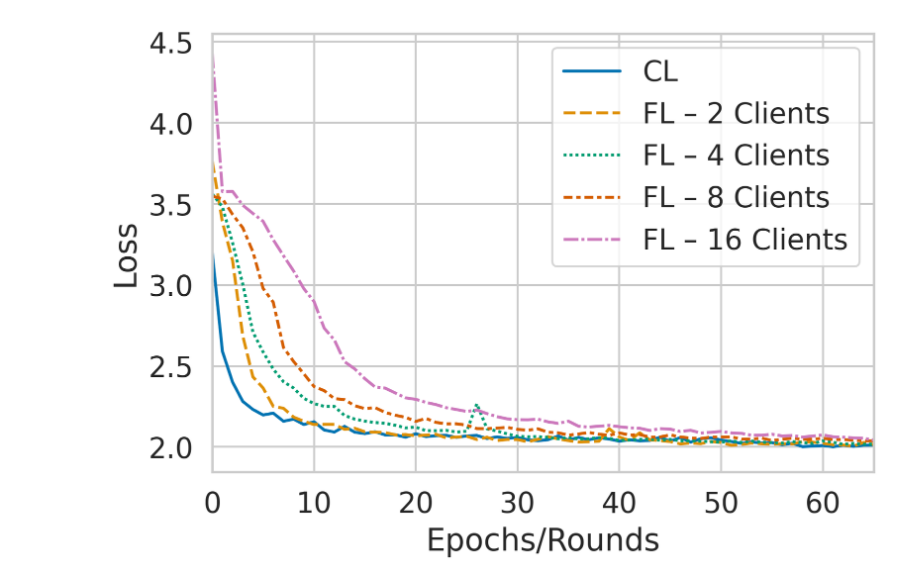
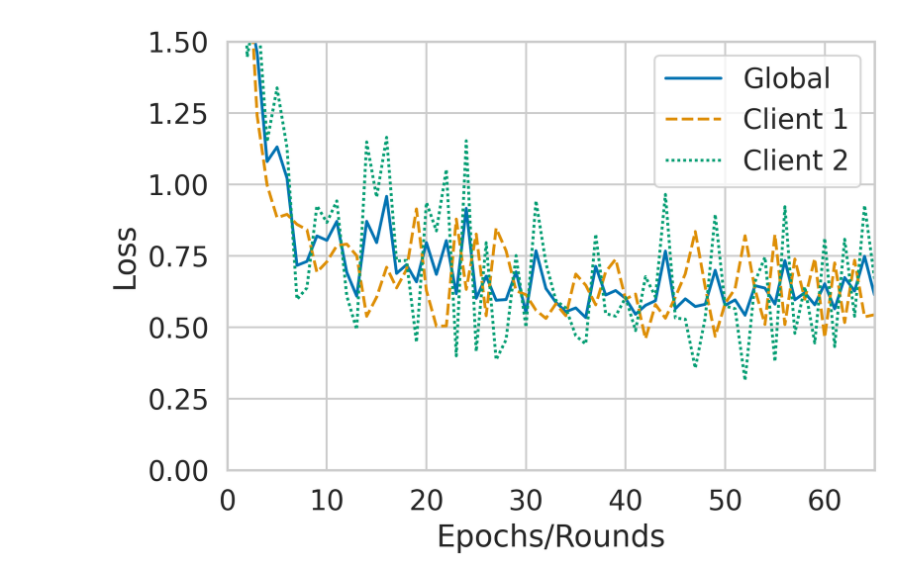
Before and after one commit to irina-rak/DataPipelineHub, a Jupyter notebook: src/plot_generator.ipynb, the cells around one changed output. Cells and saved outputs as stored; diff of their text form; code cells hidden in the pictures.

Commit message:
FL cliets data splitter and plot generator update

```diff
--- a/src/plot_generator.ipynb
+++ b/src/plot_generator.ipynb
@@ -264,15 +204,15 @@ def plot_evolution_curves(data: pd.DataFrame, xy_labels: Dict[str, str] = None,
         ax.set_ylabel(xy_labels["y"])
     # ax.tick_params(axis="both", which="major")
 
-    # # Comment the 3 lines below when using CT heart loss files
-    # handles, _legends = ax.get_legend_handles_labels()
-    # legends = [legends[leg] for leg in _legends]
-    # ax.legend(handles=handles, labels=legends)
+    # Comment the 3 lines below when using CT heart loss files
+    handles, _legends = ax.get_legend_handles_labels()
+    legends = [legends[leg] for leg in _legends]
+    ax.legend(handles=handles, labels=legends)
 
     # Set x-axis limits
     # ax.set_xlim(0, data.shape[0] - 1)
     ax.set_xlim(0, 65)
-    # ax.set_ylim(0, 1.5)
+    ax.set_ylim(0, 1.5)
     plt.show()
 
     return fig, ax
@@ -476,0 +374,18 @@ curves
+# %%
+# Add mean of local losses to the DataFrame
+# curves["Averaged loss"] = curves.loc[:, ["local_1_validation_loss", "local_2_validation_loss"]].mean(axis=1)
+# curves = curves.sort_index(axis=1)
+
+curves
+
+global_curve = curves.loc[:, ["global_loss"]]
+local_curves = curves.drop(columns=["global_loss"])
+global_curve = global_curve.dropna()
+global_curve.index = np.arange(0, len(global_curve))
+local_curves = local_curves.dropna()
+local_curves.index = np.arange(0, len(local_curves))
+
+# Concatenate the global and local curves
+_curves = pd.concat([global_curve, local_curves], axis=1)
+_curves.index.name = "Step"
+_curves
@@ -477,7 +407,7 @@ curves
 # %%
-fig, ax = plot_evolution_curves(curves, xy_labels={"x": "Epochs/Rounds", "y": "Loss"}, legends=legends, plot_size=(6, 4), fontsize=10)
+fig, ax = plot_evolution_curves(_curves, xy_labels={"x": "Epochs/Rounds", "y": "Loss"}, legends=legends, plot_size=(6, 4), fontsize=10)
 # %% [output]
-[figure, old version]
+[figure, new version]
 # %%
 # Save the figure to SVG
 # fig.savefig(f"../results/curves/paper/8_clients/8_clients_loss_comparison.svg", format="svg", bbox_inches="tight")
```
Also changed, not shown: parts of 17 cells of this notebook, 1 other file.
